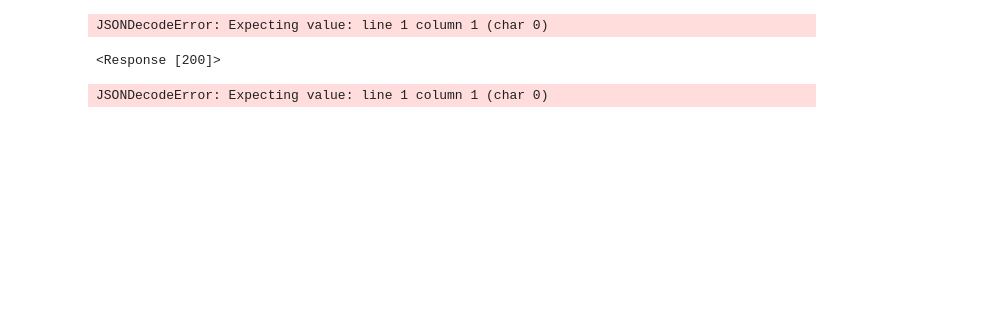
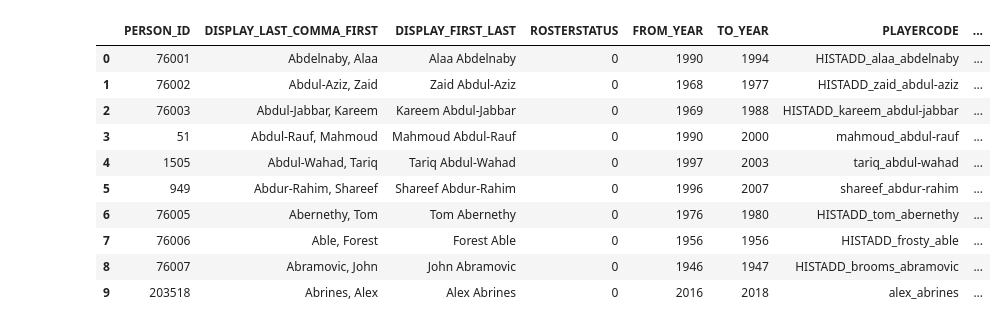
Before and after one commit to menke2013/data-ber-10-19, a Jupyter notebook: final/teams.ipynb, the cells around one changed output. Saved outputs shown, nothing was run; the diff lists cells and outputs as text; code cells hidden in the pictures; blank space fills up the shorter version.

```diff
--- a/final/teams.ipynb
+++ b/final/teams.ipynb
@@ -10,6 +10,8 @@ url = 'https://stats.nba.com/stats/commonTeamYear/?LeagueID=00'
 headers = {'user-agent': ('Mozilla/5.0 (Windows NT 10.0; Win64; x64) AppleWebKit/537.36 (KHTML, like Gecko) Chrome/78.0.3904.97 Safari/537.36'),
           'referer': 'http://stats.nba.com'}
+# %%
+url = 'https://stats.nba.com/stats/commonallplayers?IsOnlyCurrentSeason=0&LeagueID=00&Season=2019-20'
 # %%
-teams1 = requests.get(url, headers= headers).json()
+req_allplayers1 =  requests.get(url, headers= headers).json()
+req_allplayers2 = req_allplayers1['resultSets'].copy()
+req_allplayers3 = req_allplayers2[0].copy()
-# %% [output]
-JSONDecodeError: Expecting value: line 1 column 1 (char 0)
@@ -18,8 +18,18 @@ type(teams1)
-# %%
-teams1
-# %% [output]
-<Response [200]>
-# %%
-teams2 = teams1.json()
-# %% [output]
-JSONDecodeError: Expecting value: line 1 column 1 (char 0)
+# %%
+headerlist = req_allplayers3['headers']
+df_allplayerslist = pd.DataFrame.from_dict(req_allplayers3['rowSet'])
+# %%
+df_allplayerslist.columns = headerlist
+df_allplayerslist.head(10)
+# %% [output]
+|  | PERSON_ID | DISPLAY_LAST_COMMA_FIRST | DISPLAY_FIRST_LAST | ROSTERSTATUS | FROM_YEAR | TO_YEAR | PLAYERCODE | ... |
+| 0 | 76001 | Abdelnaby, Alaa | Alaa Abdelnaby | 0 | 1990 | 1994 | HISTADD_alaa_abdelnaby | ... |
+| 1 | 76002 | Abdul-Aziz, Zaid | Zaid Abdul-Aziz | 0 | 1968 | 1977 | HISTADD_zaid_abdul-aziz | ... |
+| 2 | 76003 | Abdul-Jabbar, Kareem | Kareem Abdul-Jabbar | 0 | 1969 | 1988 | HISTADD_kareem_abdul-jabbar | ... |
+| 3 | 51 | Abdul-Rauf, Mahmoud | Mahmoud Abdul-Rauf | 0 | 1990 | 2000 | mahmoud_abdul-rauf | ... |
+| 4 | 1505 | Abdul-Wahad, Tariq | Tariq Abdul-Wahad | 0 | 1997 | 2003 | tariq_abdul-wahad | ... |
+| 5 | 949 | Abdur-Rahim, Shareef | Shareef Abdur-Rahim | 0 | 1996 | 2007 | shareef_abdur-rahim | ... |
+| 6 | 76005 | Abernethy, Tom | Tom Abernethy | 0 | 1976 | 1980 | HISTADD_tom_abernethy | ... |
+| 7 | 76006 | Able, Forest | Forest Able | 0 | 1956 | 1956 | HISTADD_frosty_able | ... |
+| 8 | 76007 | Abramovic, John | John Abramovic | 0 | 1946 | 1947 | HISTADD_brooms_abramovic | ... |
+| 9 | 203518 | Abrines, Alex | Alex Abrines | 0 | 2016 | 2018 | alex_abrines | ... |
```
Also changed, not shown: parts of 17 cells of this notebook, 3 other files.
